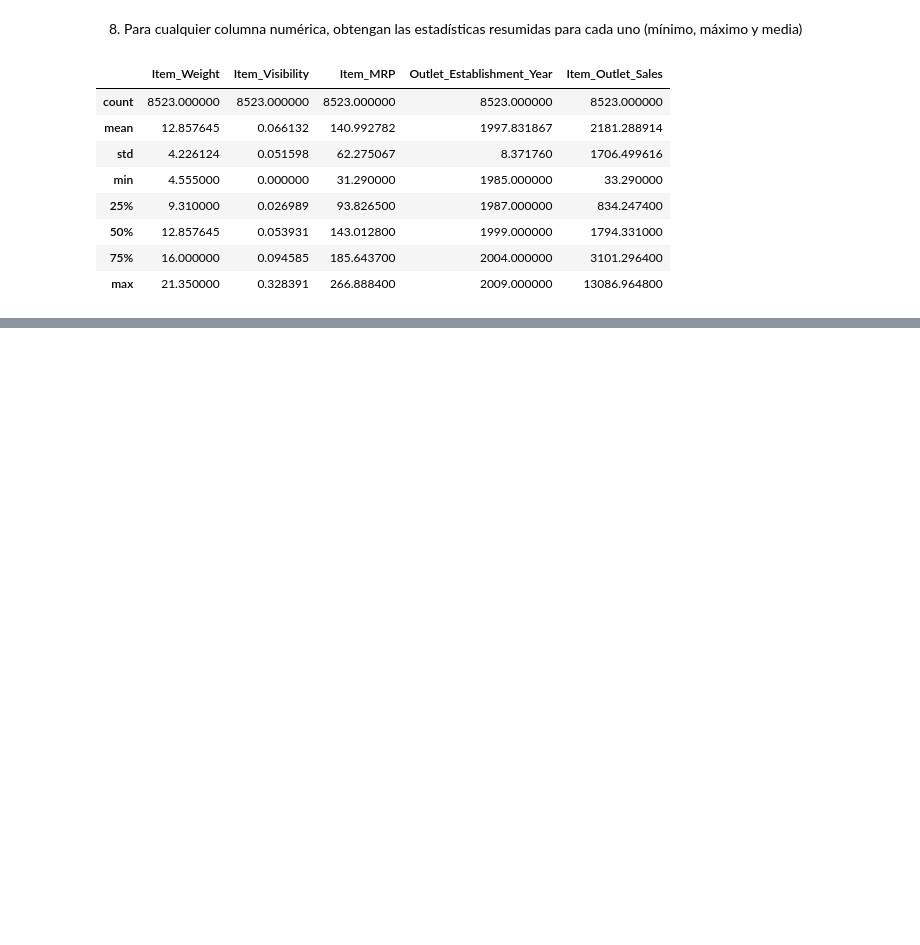
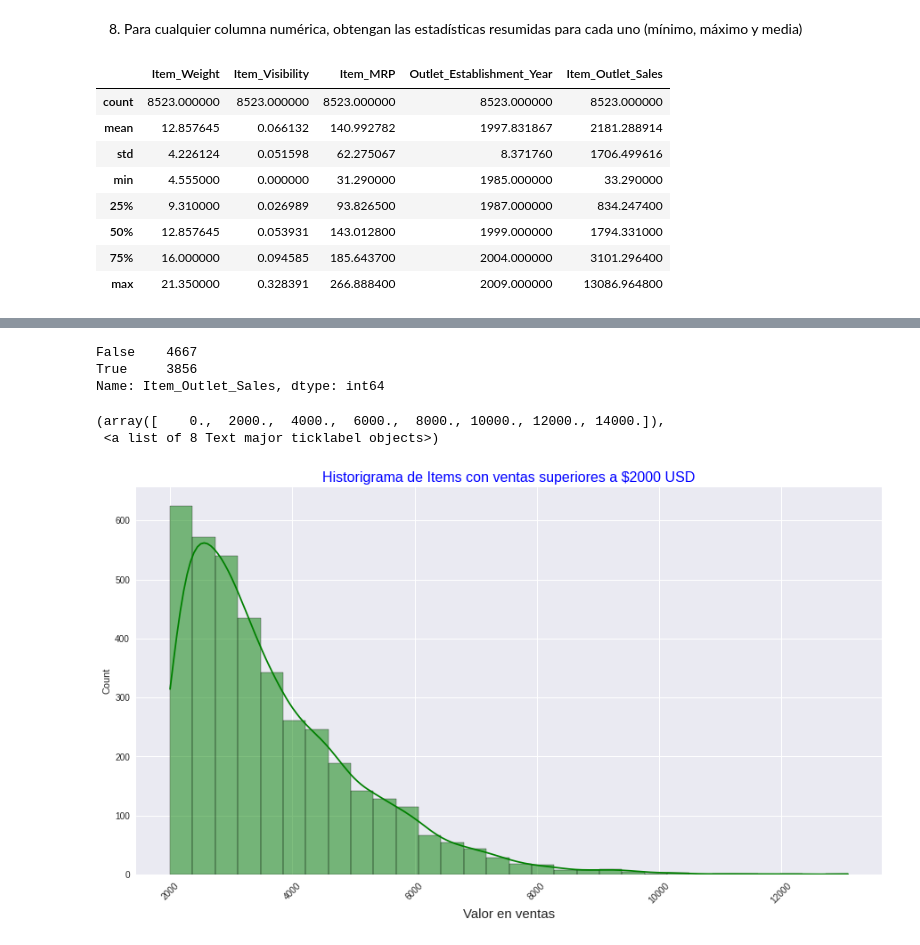
Before and after one commit to jcardonamde/food-sales-predictions, a Jupyter notebook: food_sales_predictions.ipynb, the cells around one changed output, grey strips where cells are left out. Saved outputs shown, nothing was run; the diff lists cells and outputs as text; code cells hidden in the pictures; blank space fills up the shorter version.

```diff
--- a/food_sales_predictions.ipynb
+++ b/food_sales_predictions.ipynb
@@ -404,0 +448,19 @@ df.describe()
+# %%
+# Generamos un filtro para obtener un acercamiento mas claro de cuantos solos Items o Productos que han tenido ventas superior a 2000 USD
+high_average_sales_filter = df.loc[:, 'Item_Outlet_Sales'] > 2000
+high_average_sales_filter.value_counts()
+# %% [output]
+False    4667
+True     3856
+Name: Item_Outlet_Sales, dtype: int64
+# %%
+# Creando historigrama del filtro realizado previamente a la Columna de Ventas por valor superior a 2000 USD
+fig, ax = plt.subplots(figsize = (15, 8))
+sns.histplot( data = df.loc[high_average_sales_filter, 'Item_Outlet_Sales'], bins = 30, edgecolor='black', kde = True, color='g')
+plt.title('Historigrama de Items con ventas superiores a $2000 USD', fontsize=16, color='b')
+plt.xlabel("Valor en ventas", fontsize = 15)
+plt.xticks(rotation = 45)
+# %% [output]
+(array([    0.,  2000.,  4000.,  6000.,  8000., 10000., 12000., 14000.]),
+ <a list of 8 Text major ticklabel objects>)
+[figure, added]
```
Also changed, not shown: parts of 17 cells of this notebook.
